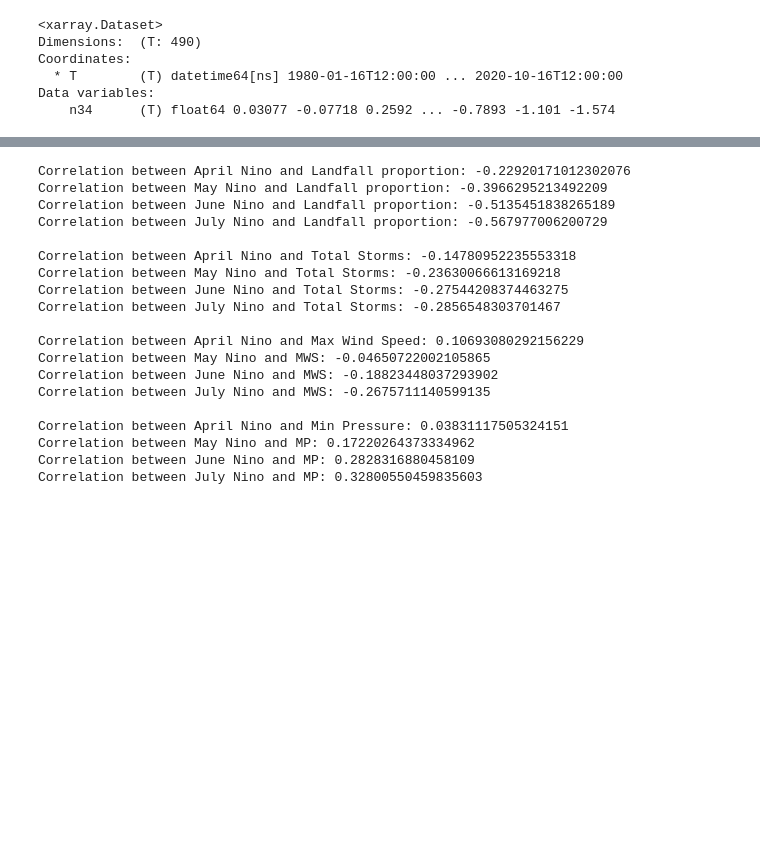
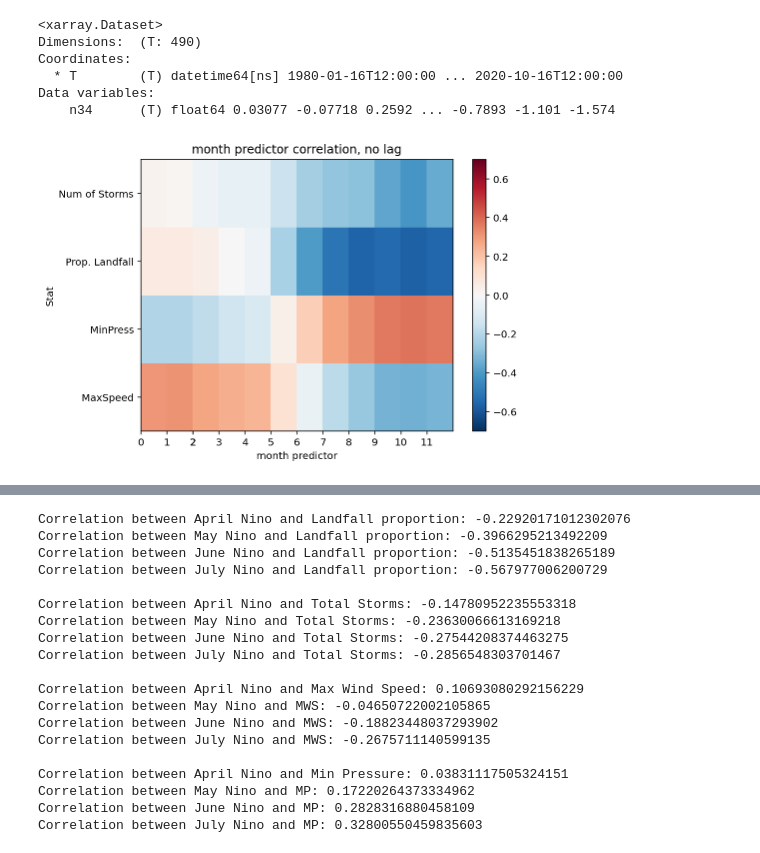
Before and after one commit to mdonahue263/apma4990-mad2311, a Jupyter notebook: workingWithData.ipynb, the cells around one changed output, grey strips where cells are left out. Cells and saved outputs as stored; diff of their text form; code cells hidden in the pictures; blank space fills up the shorter version.

```diff
--- a/workingWithData.ipynb
+++ b/workingWithData.ipynb
@@ -268,3 +283,17 @@ n34_Dec = n34.n34.where(n34['T'].dt.month == Dec, drop = True)
+# %%
+fig, ax = plt.subplots(figsize = (7, 5))
+
+g = ax.pcolormesh(np.arange(0, 12 + 1), np.arange(0, 5) + 0.5, cc2, vmax=.7, vmin=-.7, cmap='RdBu_r')
+
+ax.set_yticks(np.arange(1,5))
+ax.set_yticklabels(['MaxSpeed','MinPress','Prop. Landfall', 'Num of Storms'])
+ax.set_xticks((np.arange(0,13)+2)%12)
+plt.colorbar(g)
+ax.set_ylabel('Stat')
+ax.set_xlabel('month predictor')
+ax.set_title('month predictor correlation, no lag');
+# %% [output]
+[figure, added]
 # %%
 cc = np.empty((4,12))
 for imonth in range(0,12):
```
Also changed, not shown: parts of 15 cells of this notebook.
